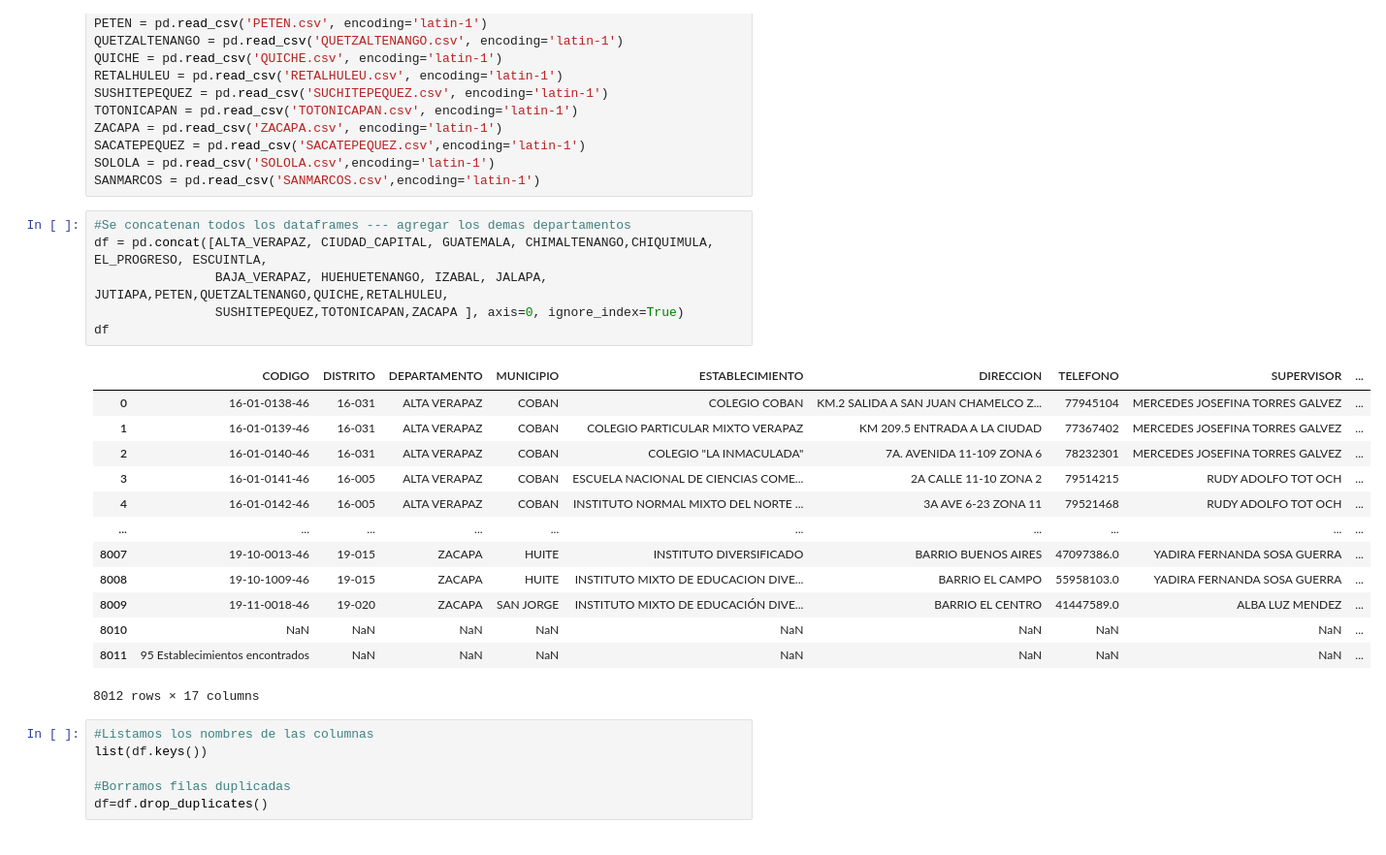
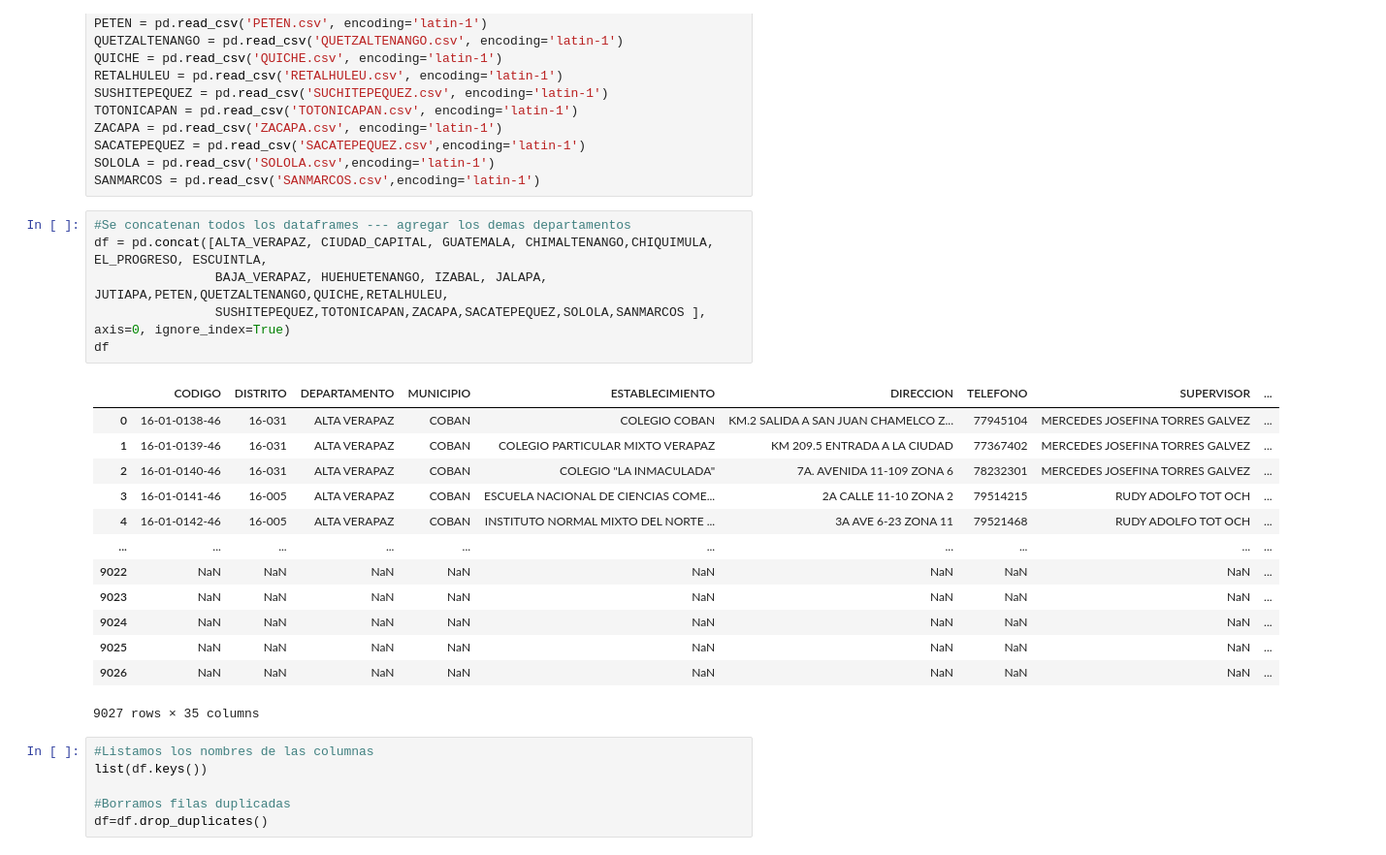
Before and after one commit to sofiaesc07/Proyecto1-DS, a Jupyter notebook: Departamentos/Limpieza.ipynb, the cells around one changed output. Shown at 97% size. Drawn from its saved outputs; the diff is of its cells as text.

```diff
--- a/Departamentos/Limpieza.ipynb
+++ b/Departamentos/Limpieza.ipynb
@@ -29,23 +29,23 @@ SANMARCOS = pd.read_csv('SANMARCOS.csv',encoding='latin-1')
 # %%
 #Se concatenan todos los dataframes --- agregar los demas departamentos
 df = pd.concat([ALTA_VERAPAZ, CIUDAD_CAPITAL, GUATEMALA, CHIMALTENANGO,CHIQUIMULA, EL_PROGRESO, ESCUINTLA,
                 BAJA_VERAPAZ, HUEHUETENANGO, IZABAL, JALAPA, JUTIAPA,PETEN,QUETZALTENANGO,QUICHE,RETALHULEU,
-                SUSHITEPEQUEZ,TOTONICAPAN,ZACAPA ], axis=0, ignore_index=True)
+                SUSHITEPEQUEZ,TOTONICAPAN,ZACAPA,SACATEPEQUEZ,SOLOLA,SANMARCOS ], axis=0, ignore_index=True)
 df
 # %% [output]
 |  | CODIGO | DISTRITO | DEPARTAMENTO | MUNICIPIO | ESTABLECIMIENTO | DIRECCION | TELEFONO | SUPERVISOR | ... |
 | 0 | 16-01-0138-46 | 16-031 | ALTA VERAPAZ | COBAN | COLEGIO COBAN | KM.2 SALIDA A SAN JUAN CHAMELCO Z... | 77945104 | MERCEDES JOSEFINA TORRES GALVEZ | ... |
 | 1 | 16-01-0139-46 | 16-031 | ALTA VERAPAZ | COBAN | COLEGIO PARTICULAR MIXTO VERAPAZ | KM 209.5 ENTRADA A LA CIUDAD | 77367402 | MERCEDES JOSEFINA TORRES GALVEZ | ... |
 | 2 | 16-01-0140-46 | 16-031 | ALTA VERAPAZ | COBAN | COLEGIO "LA INMACULADA" | 7A. AVENIDA 11-109 ZONA 6 | 78232301 | MERCEDES JOSEFINA TORRES GALVEZ | ... |
 | 3 | 16-01-0141-46 | 16-005 | ALTA VERAPAZ | COBAN | ESCUELA NACIONAL DE CIENCIAS COME... | 2A CALLE 11-10 ZONA 2 | 79514215 | RUDY ADOLFO TOT OCH | ... |
 | 4 | 16-01-0142-46 | 16-005 | ALTA VERAPAZ | COBAN | INSTITUTO NORMAL MIXTO DEL NORTE ... | 3A AVE 6-23 ZONA 11 | 79521468 | RUDY ADOLFO TOT OCH | ... |
 | ... | ... | ... | ... | ... | ... | ... | ... | ... | ... |
-| 8007 | 19-10-0013-46 | 19-015 | ZACAPA | HUITE | INSTITUTO DIVERSIFICADO | BARRIO BUENOS AIRES | 47097386.0 | YADIRA FERNANDA SOSA GUERRA | ... |
-| 8008 | 19-10-1009-46 | 19-015 | ZACAPA | HUITE | INSTITUTO MIXTO DE EDUCACION DIVE... | BARRIO EL CAMPO | 55958103.0 | YADIRA FERNANDA SOSA GUERRA | ... |
-| 8009 | 19-11-0018-46 | 19-020 | ZACAPA | SAN JORGE | INSTITUTO MIXTO DE EDUCACIÓN DIVE... | BARRIO EL CENTRO | 41447589.0 | ALBA LUZ MENDEZ | ... |
-| 8010 | NaN | NaN | NaN | NaN | NaN | NaN | NaN | NaN | ... |
-| 8011 | 95 Establecimientos encontrados | NaN | NaN | NaN | NaN | NaN | NaN | NaN | ... |
+| 9022 | NaN | NaN | NaN | NaN | NaN | NaN | NaN | NaN | ... |
+| 9023 | NaN | NaN | NaN | NaN | NaN | NaN | NaN | NaN | ... |
+| 9024 | NaN | NaN | NaN | NaN | NaN | NaN | NaN | NaN | ... |
+| 9025 | NaN | NaN | NaN | NaN | NaN | NaN | NaN | NaN | ... |
+| 9026 | NaN | NaN | NaN | NaN | NaN | NaN | NaN | NaN | ... |
-8012 rows × 17 columns
+9027 rows × 35 columns
 # %%
 #Listamos los nombres de las columnas
 list(df.keys())
```
Also changed, not shown: parts of 5 cells of this notebook, 2 other files.
